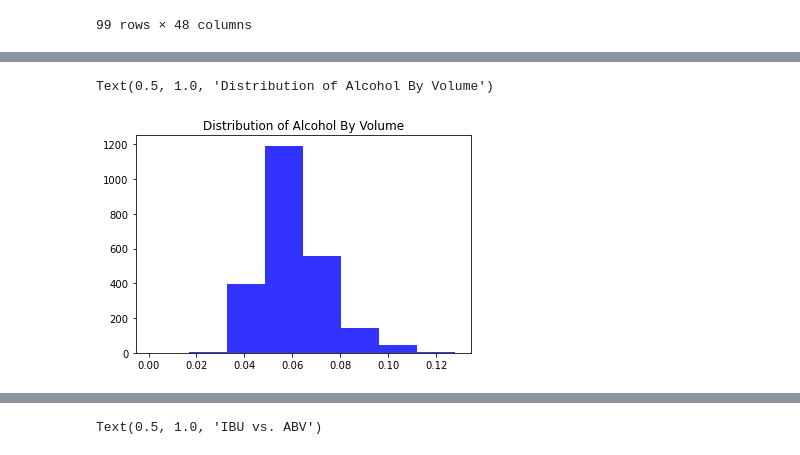
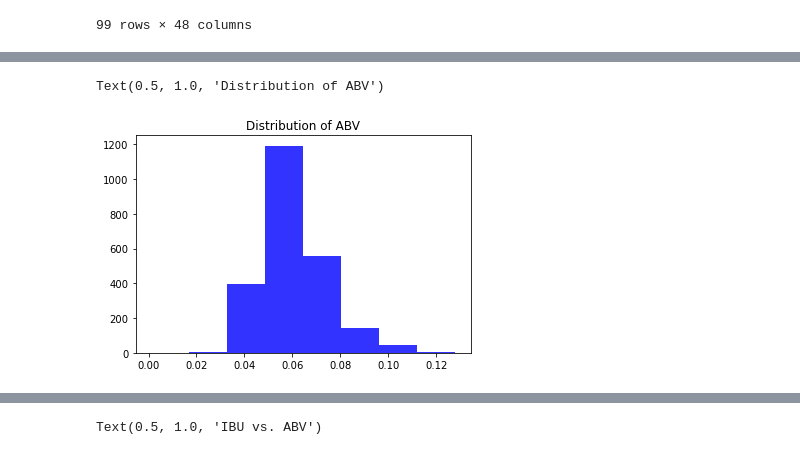
Before and after one commit to ItsGreyedOut/Brewery-Startup, a Jupyter notebook: resources/Dawn_proj1.ipynb, the cells around one changed output, grey strips where cells are left out. Drawn from its saved outputs; the diff is of its cells as text; code cells hidden in the pictures.

```diff
--- a/resources/Dawn_proj1.ipynb
+++ b/resources/Dawn_proj1.ipynb
@@ -115,7 +115,6 @@ Text(0, 0.5, 'Count of Beer')
 # %%
 plt.hist("abv", 8, data = beers_df, alpha = 0.8, color = "blue")
 plt.title("Distribution of ABV")
-plt.xlabel()
 # %% [output]
-Text(0.5, 1.0, 'Distribution of Alcohol By Volume')
+Text(0.5, 1.0, 'Distribution of ABV')
-[figure, old version]
+[figure, new version]
```
Also changed, not shown: parts of 4 cells of this notebook, 2 other files.
